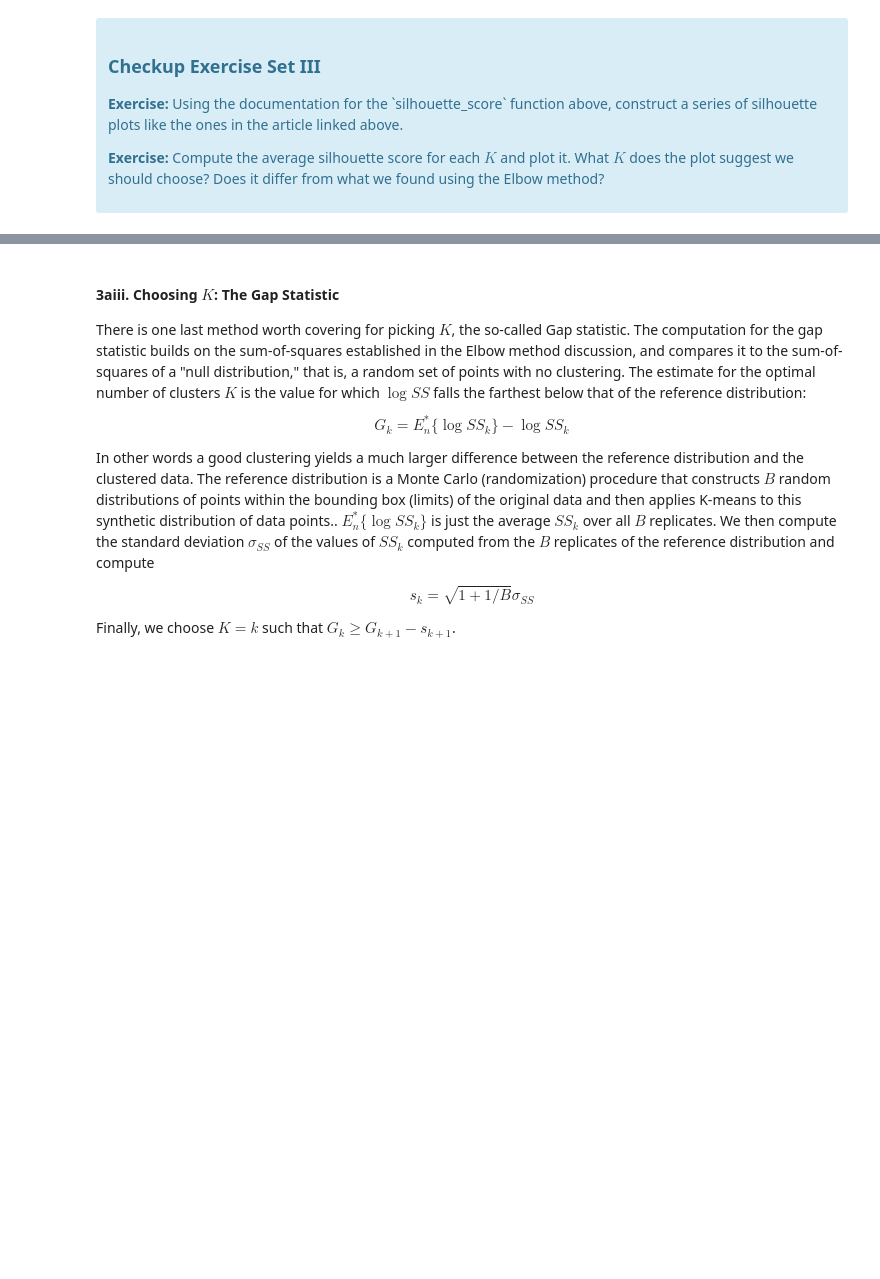
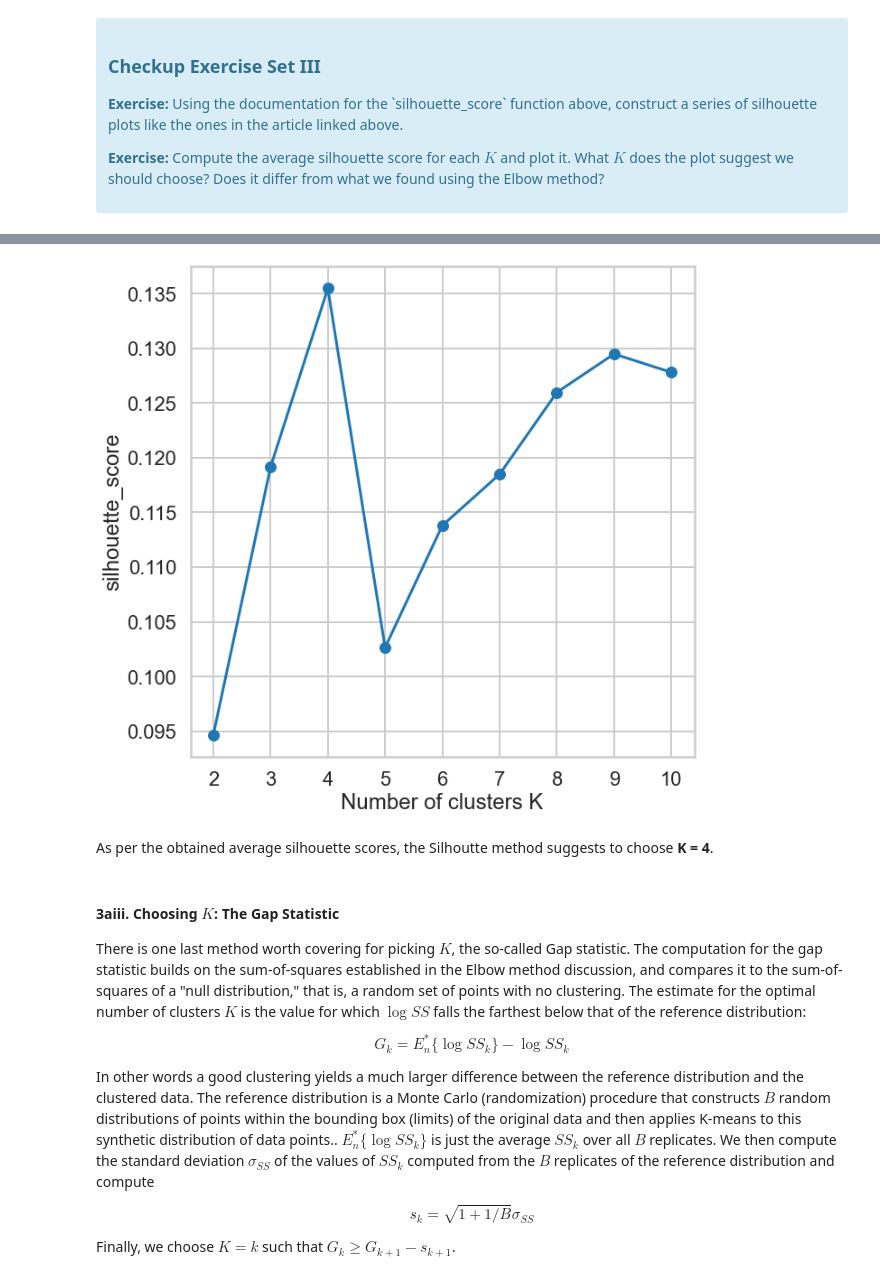
Before and after one commit to abhiram540/Clustering-Case-Study--Customer-Segmentation-with-K-Means, a Jupyter notebook: Clustering Case Study - Customer Segmentation with K-Means - Tier 3.ipynb, the cells around one changed output, grey strips where cells are left out. Drawn from its saved outputs; the diff is of its cells as text; code cells hidden in the pictures; blank space fills up the shorter version.

```diff
--- a/Clustering Case Study - Customer Segmentation with K-Means - Tier 3.ipynb
+++ b/Clustering Case Study - Customer Segmentation with K-Means - Tier 3.ipynb
@@ -237,3 +351,14 @@ Source: http://www.stat.berkeley.edu/~spector/s133/Clus.html
+# %%
+plt.figure(figsize =(10,10))
+plt.plot(range(2,11),silhouette_avg_scores,'-o')
+plt.xlabel("Number of clusters K")
+plt.ylabel("silhouette_score")
+plt.xticks(range(2,11))
+plt.show()
+# %% [output]
+[figure, added]
+# %% [markdown]
+As per the obtained average silhouette scores, the Silhoutte method suggests to choose **K = 4**.
 # %% [markdown]
 #### 3aiii.  Choosing $K$: The Gap Statistic
 
```
Also changed, not shown: parts of 3 cells of this notebook.
